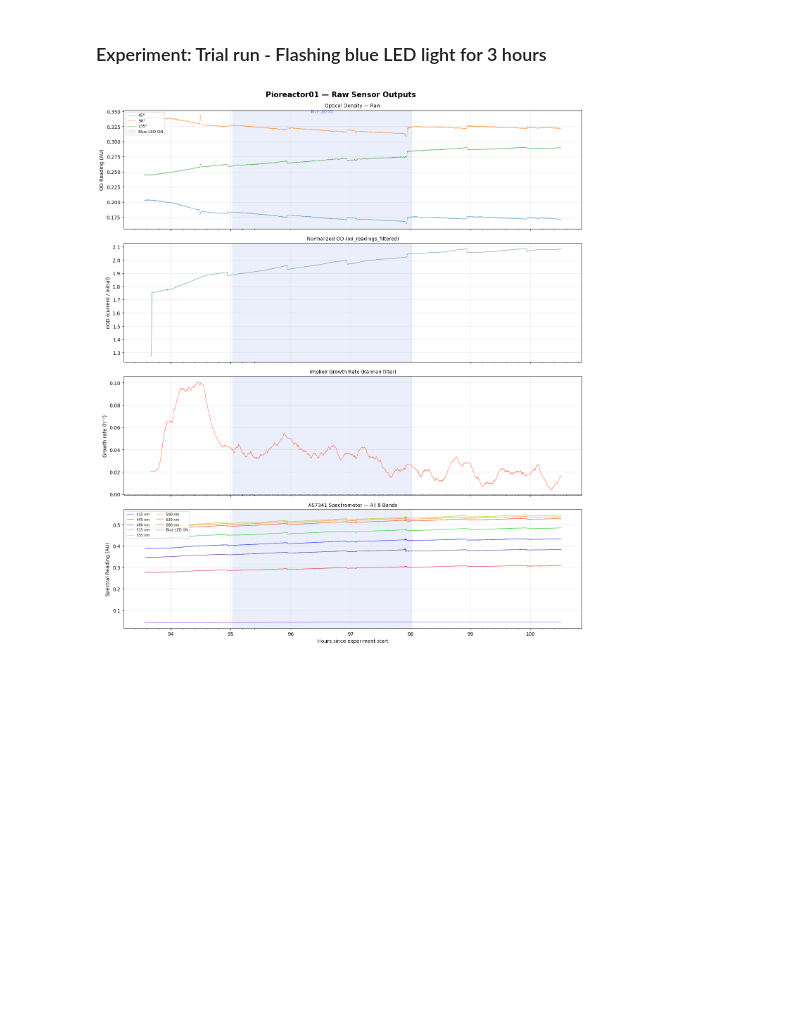
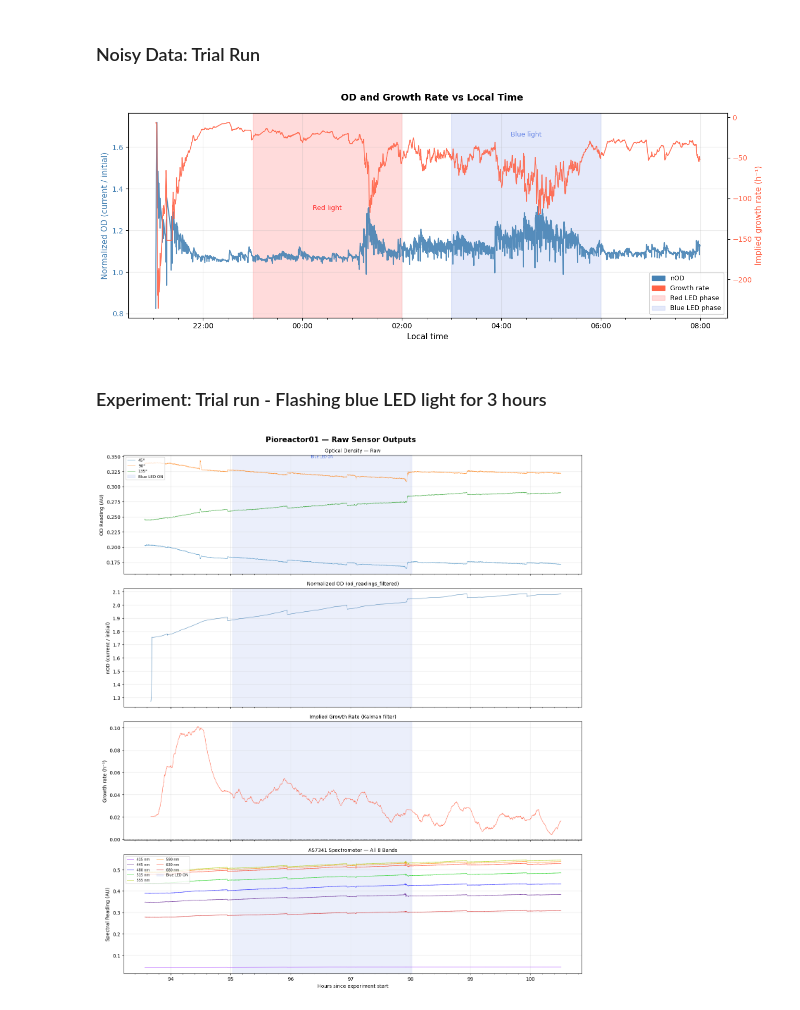
Before and after one commit to siddheshmm/omnibio, a Jupyter notebook: pioreactor/LED.ipynb, the cells around one changed output. Cells and saved outputs as stored; diff of their text form; code cells hidden in the pictures; blank space fills up the shorter version.

Commit message:
New experiment data & insights

```diff
--- a/pioreactor/LED.ipynb
+++ b/pioreactor/LED.ipynb
@@ -1,3 +1,69 @@
+# %% [markdown]
+### Noisy Data: Trial Run
+# %%
+import pandas as pd
+import matplotlib.pyplot as plt
+import matplotlib.dates as mdates
+import matplotlib.ticker as ticker
+from matplotlib.patches import Patch
+
+FILE_NOD = "./data/01st June (LED trial run)/od_readings_filtered-experiment_May-all_units-20260603000731.csv"
+FILE_GR  = "./data/01st June (LED trial run)/growth_rates-experiment_May-all_units-20260603000731.csv"
+
+nod = pd.read_csv(FILE_NOD)
+gr = pd.read_csv(FILE_GR)
+
+for df in [nod, gr]:
+    df['timestamp_localtime'] = pd.to_datetime(df['timestamp_localtime'])
+
+nod = nod.sort_values('timestamp_localtime')
+gr = gr.sort_values('timestamp_localtime')
+
+fig, ax1 = plt.subplots(figsize=(13, 5))
+ax2 = ax1.twinx()
+
+l1, = ax1.plot(nod['timestamp_localtime'],
+               nod['normalized_od_reading'],
+               color='steelblue', lw=1.5, alpha=0.9, label='nOD')
+ax1.set_ylabel('Normalized OD (current / initial)', fontsize=11, color='steelblue')
+ax1.tick_params(axis='y', labelcolor='steelblue')
+
+l2, = ax2.plot(gr['timestamp_localtime'],
+               gr['rate'],
+               color='tomato', lw=1.2, alpha=0.9, label='Growth rate')
+ax2.set_ylabel('Implied growth rate (h⁻¹)', fontsize=11, color='tomato')
+ax2.tick_params(axis='y', labelcolor='tomato')
+
+ax1.set_xlabel('Local time', fontsize=11)
+ax1.xaxis.set_major_locator(mdates.AutoDateLocator())
+ax1.xaxis.set_major_formatter(mdates.DateFormatter('%H:%M'))
+ax1.xaxis.set_minor_locator(ticker.AutoMinorLocator())
+
+# ── LED phase shading ─────────────────────────────────────────────────────────
+first_date = nod['timestamp_localtime'].dt.normalize().min()
+red_start = first_date + pd.Timedelta(hours=23)
+red_end = red_start + pd.Timedelta(hours=3)
+blue_start = first_date + pd.Timedelta(days=1, hours=3)
+blue_end = blue_start + pd.Timedelta(hours=3)
+
+ax1.axvspan(red_start, red_end, color='red', alpha=0.14, label='Red LED phase')
+ax1.axvspan(blue_start, blue_end, color='royalblue', alpha=0.14, label='Blue LED phase')
+ax1.text(red_start + (red_end - red_start) / 2, ax1.get_ylim()[1] * 0.75,
+         'Red light', color='red', fontsize=9, ha='center', va='top', alpha=0.8)
+ax1.text(blue_start + (blue_end - blue_start) / 2, ax1.get_ylim()[1] * 0.95,
+         'Blue light', color='royalblue', fontsize=9, ha='center', va='top', alpha=0.8)
+
+ax1.grid(True, alpha=0.25, zorder=0)
+legend_handles = [Patch(color='steelblue', label='nOD'), Patch(color='tomato', label='Growth rate'),
+                  Patch(color='red', alpha=0.14, label='Red LED phase'),
+                  Patch(color='royalblue', alpha=0.14, label='Blue LED phase')]
+ax1.legend(handles=legend_handles, loc='lower right', fontsize=9)
+
+fig.suptitle('OD and Growth Rate vs Local Time', fontsize=13, fontweight='bold')
+plt.tight_layout()
+plt.show()
+# %% [output]
+[figure, added]
 # %% [markdown]
 ### Experiment: Trial run - Flashing blue LED light for 3 hours
 # %%
```
Also changed, not shown: parts of 3 cells of this notebook, 7 other files.
